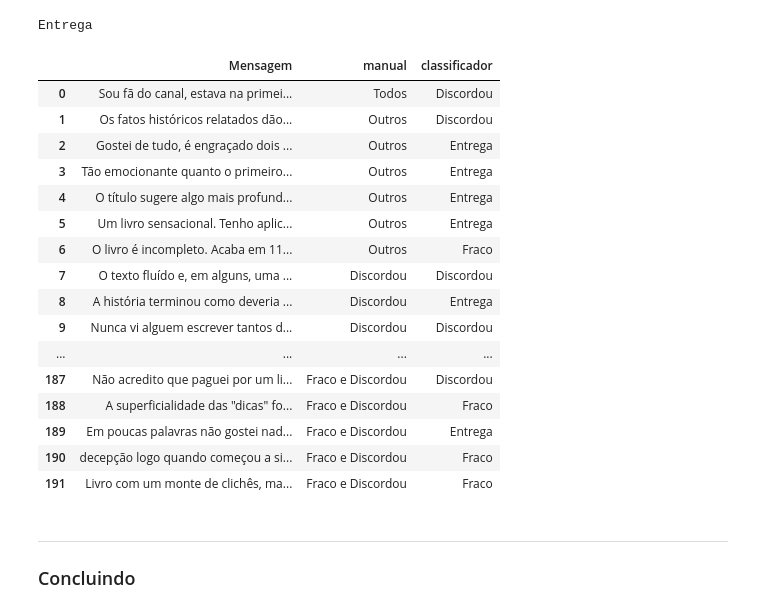
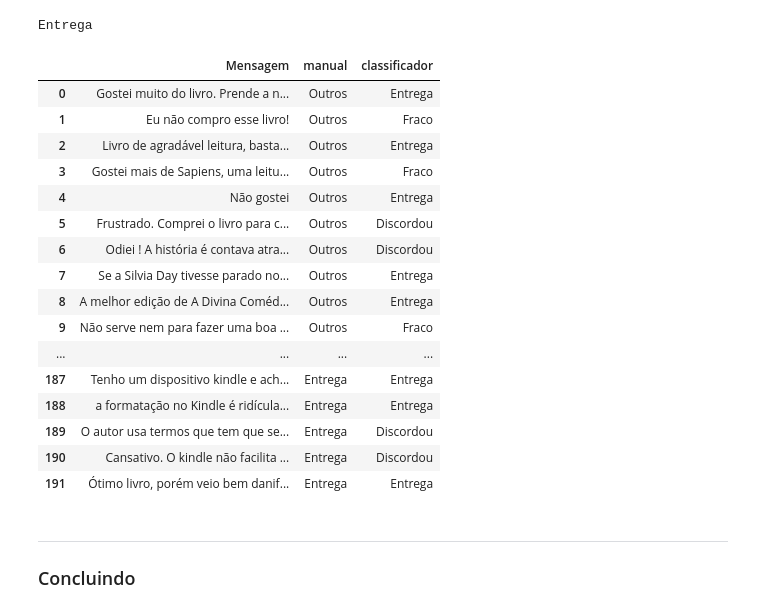
Before and after one commit to MaluSevilha/Naive_Bayes, a Jupyter notebook: Projeto_1.ipynb, the cells around one changed output. Cells and saved outputs as stored; diff of their text form; code cells hidden in the pictures.

Commit message:
teste treino

```diff
--- a/Projeto_1.ipynb
+++ b/Projeto_1.ipynb
@@ -653,8 +653,36 @@ Agora você deve testar o seu classificador com a base de Testes.
 print(classificador('Atendimento péssimo pois o pedido foi cancelado e ninguém entrou em contato comigo para o reembolso do valor. Falta de responsabilidade'))
 # %% [output]
 Entrega
+# %%
+treino = list(train["Mensagem"])
+classificado = []
+for mensagem in treino:
+    classificado.append(classificador(mensagem))
+
+data = {'Mensagem':treino, 'manual': list(train['Target']),'classificador':classificado}
+final = pd.DataFrame(data)
+pd.set_option('display.max_rows', 1000)
+final.head(192)
+# %% [output]
+|  | Mensagem | manual | classificador |
+| 0 | Gostei muito do livro. Prende a n... | Outros | Entrega |
+| 1 | Eu não compro esse livro! | Outros | Fraco |
+| 2 | Livro de agradável leitura, basta... | Outros | Entrega |
+| 3 | Gostei mais de Sapiens, uma leitu... | Outros | Fraco |
+| 4 | Não gostei | Outros | Entrega |
+| 5 | Frustrado. Comprei o livro para c... | Outros | Discordou |
+| 6 | Odiei ! A história é contava atra... | Outros | Discordou |
+| 7 | Se a Silvia Day tivesse parado no... | Outros | Entrega |
+| 8 | A melhor edição de A Divina Coméd... | Outros | Entrega |
+| 9 | Não serve nem para fazer uma boa ... | Outros | Fraco |
+| ... | ... | ... | ... |
+| 187 | Tenho um dispositivo kindle e ach... | Entrega | Entrega |
+| 188 | a formatação no Kindle é ridícula... | Entrega | Entrega |
+| 189 | O autor usa termos que tem que se... | Entrega | Discordou |
+| 190 | Cansativo. O kindle não facilita ... | Entrega | Discordou |
+| 191 | Ótimo livro, porém veio bem danif... | Entrega | Entrega |
 # %%
-testes = list(test["Mensagem"])
+testes = list(train["Mensagem"])
 classificado = []
 for mensagem in testes:
     classificado.append(classificador(mensagem))
@@ -663,24 +691,6 @@ data = {'Mensagem':testes, 'manual': list(test['Target']),'classificador':classi
 final = pd.DataFrame(data)
 pd.set_option('display.max_rows', 1000)
 final.head(192)
-# %% [output]
-|  | Mensagem | manual | classificador |
-| 0 | Sou fã do canal, estava na primei... | Todos | Discordou |
-| 1 | Os fatos históricos relatados dão... | Outros | Discordou |
-| 2 | Gostei de tudo, é engraçado dois ... | Outros | Entrega |
-| 3 | Tão emocionante quanto o primeiro... | Outros | Entrega |
-| 4 | O título sugere algo mais profund... | Outros | Entrega |
-| 5 | Um livro sensacional. Tenho aplic... | Outros | Entrega |
-| 6 | O livro é incompleto. Acaba em 11... | Outros | Fraco |
-| 7 | O texto fluído e, em alguns, uma ... | Discordou | Discordou |
-| 8 | A história terminou como deveria ... | Discordou | Entrega |
-| 9 | Nunca vi alguem escrever tantos d... | Discordou | Discordou |
-| ... | ... | ... | ... |
-| 187 | Não acredito que paguei por um li... | Fraco e Discordou | Discordou |
-| 188 | A superficialidade das "dicas" fo... | Fraco e Discordou | Fraco |
-| 189 | Em poucas palavras não gostei nad... | Fraco e Discordou | Entrega |
-| 190 | decepção logo quando começou a si... | Fraco e Discordou | Fraco |
-| 191 | Livro com um monte de clichês, ma... | Fraco e Discordou | Fraco |
 # %% [markdown]
 ___
 ### Concluindo
```
